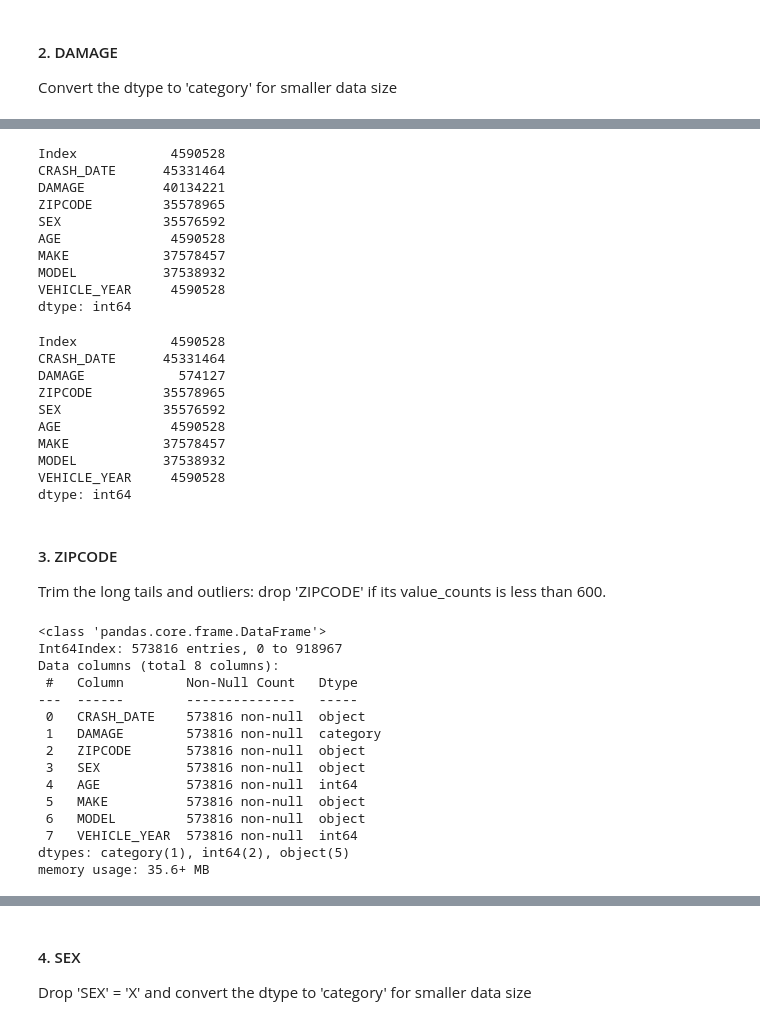
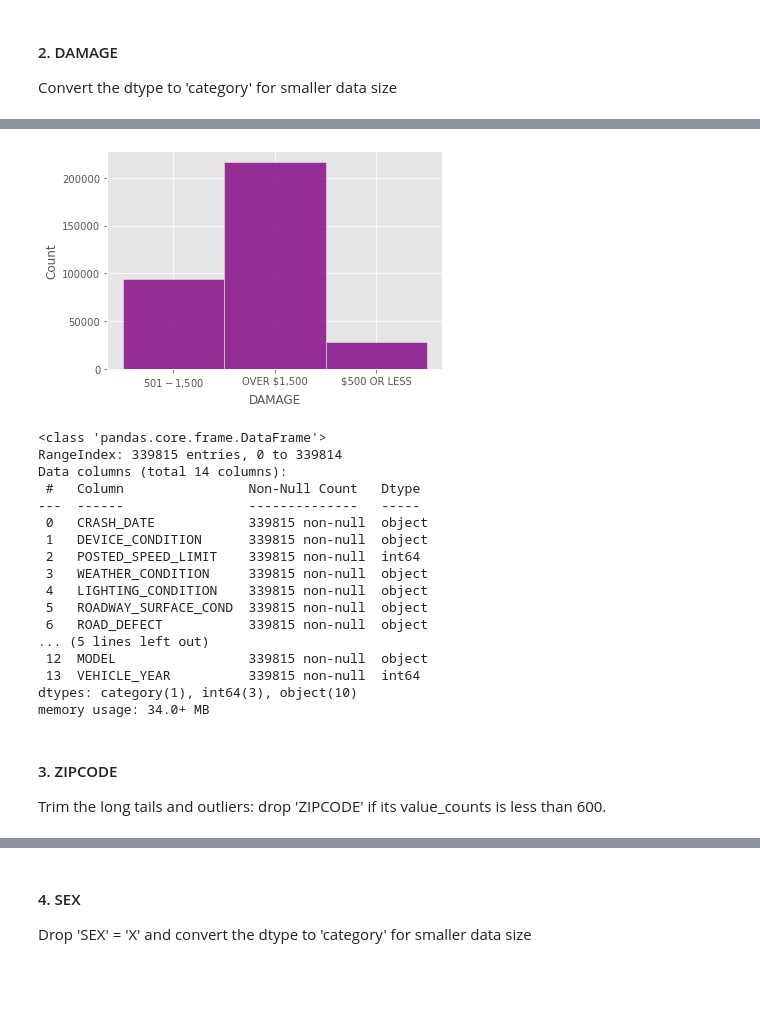
Before and after one commit to JasmineHuang25/Phase3_project, a Jupyter notebook: EDA_clean_data.ipynb, the cells around one changed output, grey strips where cells are left out. Drawn from its saved outputs; the diff is of its cells as text; code cells hidden in the pictures; blank space fills up the shorter version.

```diff
--- a/EDA_clean_data.ipynb
+++ b/EDA_clean_data.ipynb
@@ -94,53 +98,33 @@ plt.show();
-# %%
-df.memory_usage(deep=True)
-# %% [output]
-Index            4590528
-CRASH_DATE      45331464
-DAMAGE          40134221
-ZIPCODE         35578965
-SEX             35576592
-AGE              4590528
-MAKE            37578457
-MODEL           37538932
-VEHICLE_YEAR     4590528
-dtype: int64
+# %%
+sns.histplot(df['DAMAGE'], color='purple',alpha=0.8);
+# %% [output]
+[figure, added]
 # %%
 df['DAMAGE']= df['DAMAGE'].astype('category')
-# %%
-df.memory_usage(deep=True)
-# %% [output]
-Index            4590528
-CRASH_DATE      45331464
-DAMAGE            574127
-ZIPCODE         35578965
-SEX             35576592
-AGE              4590528
-MAKE            37578457
-MODEL           37538932
-VEHICLE_YEAR     4590528
-dtype: int64
+# %%
+df.info()
+# %% [output]
+<class 'pandas.core.frame.DataFrame'>
+RangeIndex: 339815 entries, 0 to 339814
+Data columns (total 14 columns):
+ #   Column                Non-Null Count   Dtype
+---  ------                --------------   -----
+ 0   CRASH_DATE            339815 non-null  object
+ 1   DEVICE_CONDITION      339815 non-null  object
+ 2   POSTED_SPEED_LIMIT    339815 non-null  int64
+ 3   WEATHER_CONDITION     339815 non-null  object
+ 4   LIGHTING_CONDITION    339815 non-null  object
+ 5   ROADWAY_SURFACE_COND  339815 non-null  object
+ 6   ROAD_DEFECT           339815 non-null  object
+... (5 lines left out)
+ 12  MODEL                 339815 non-null  object
+ 13  VEHICLE_YEAR          339815 non-null  int64
+dtypes: category(1), int64(3), object(10)
+memory usage: 34.0+ MB
 # %% [markdown]
 #### 3. ZIPCODE
 
 Trim the long tails and outliers: drop 'ZIPCODE' if its value_counts is less than 600.
-# %%
-df.info()
-# %% [output]
-<class 'pandas.core.frame.DataFrame'>
-Int64Index: 573816 entries, 0 to 918967
-Data columns (total 8 columns):
- #   Column        Non-Null Count   Dtype
----  ------        --------------   -----
- 0   CRASH_DATE    573816 non-null  object
- 1   DAMAGE        573816 non-null  category
- 2   ZIPCODE       573816 non-null  object
- 3   SEX           573816 non-null  object
- 4   AGE           573816 non-null  int64
- 5   MAKE          573816 non-null  object
- 6   MODEL         573816 non-null  object
- 7   VEHICLE_YEAR  573816 non-null  int64
-dtypes: category(1), int64(2), object(5)
-memory usage: 35.6+ MB
 # %%
 zipcode_count = df['ZIPCODE'].value_counts()
 zipcode_count
```
Also changed, not shown: parts of 54 cells of this notebook, 7 other files.
